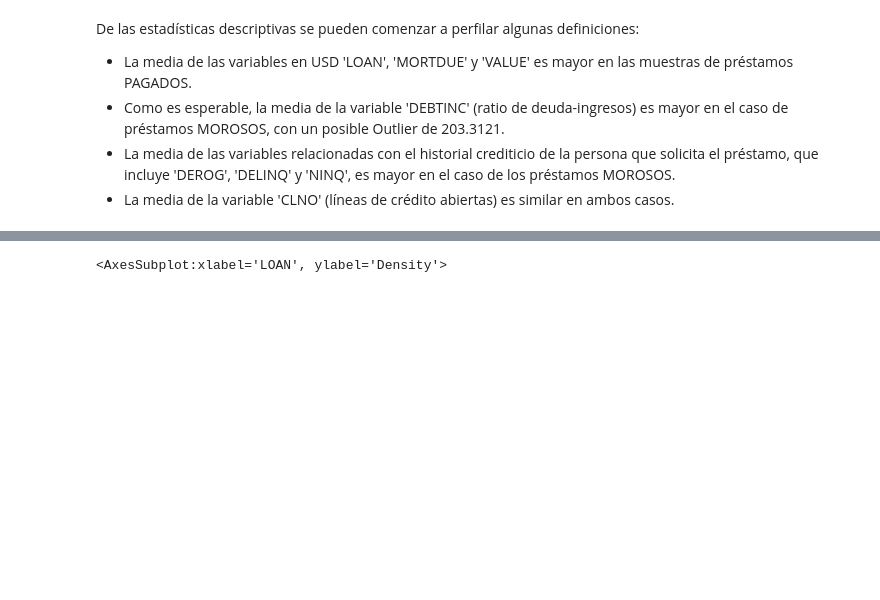
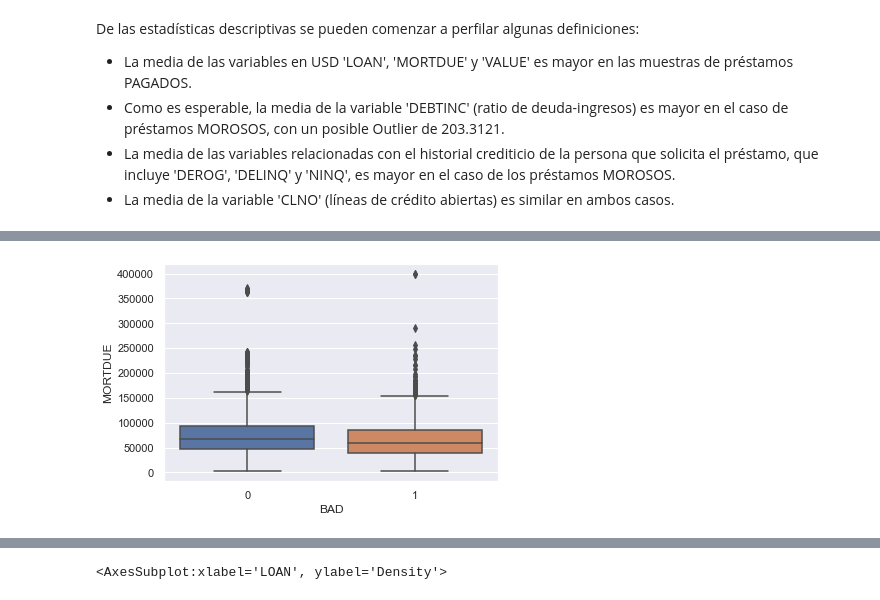
Before and after one commit to HelgaZambrana/data-science-coderhouse, a Jupyter notebook: ProyectoFinal_RiesgoCrediticio.ipynb, the cells around one changed output, grey strips where cells are left out. Cells and saved outputs as stored; diff of their text form; code cells hidden in the pictures; blank space fills up the shorter version.

```diff
--- a/ProyectoFinal_RiesgoCrediticio.ipynb
+++ b/ProyectoFinal_RiesgoCrediticio.ipynb
@@ -428,0 +431,4 @@ De las estadísticas descriptivas se pueden comenzar a perfilar algunas definici
+# %%
+fig = sns.boxplot(x='BAD', y='MORTDUE', data = train_df)
+# %% [output]
+[figure, added]
```
Also changed, not shown: parts of 10 cells of this notebook.
